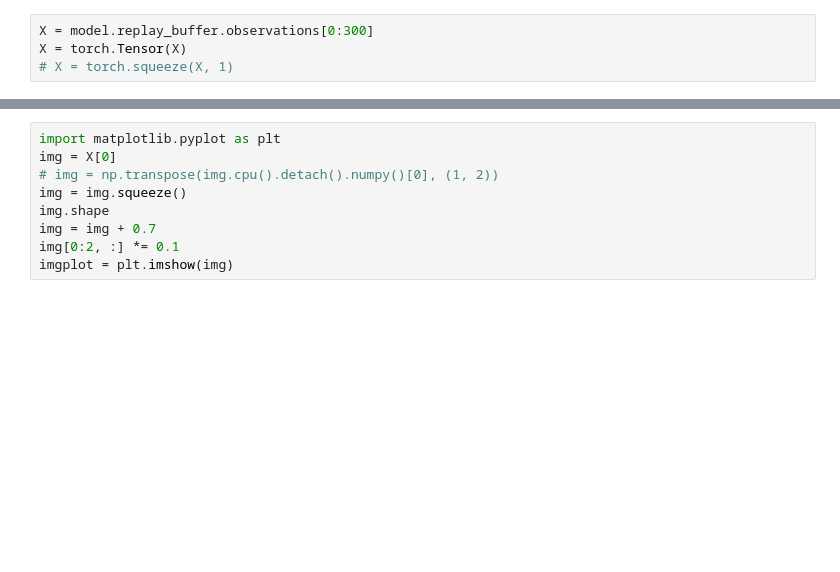
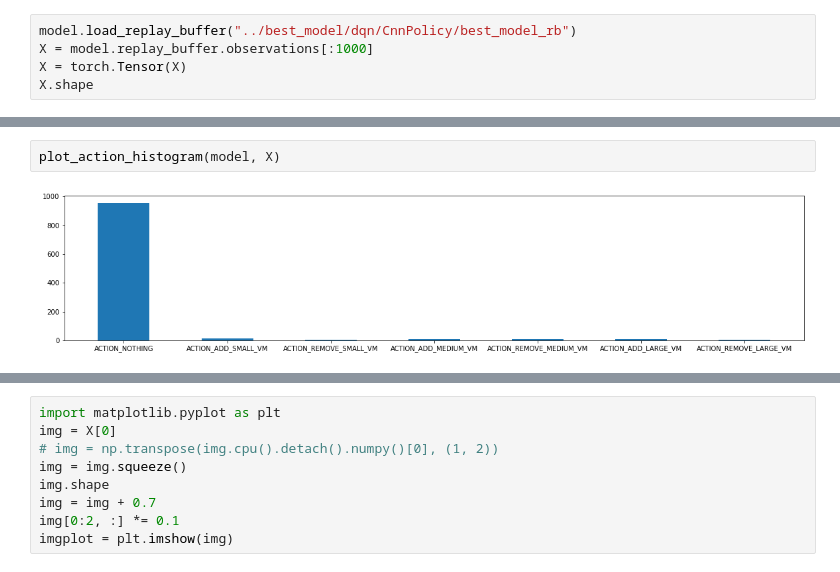
Before and after one commit to justyna3773/trainloop-driver, a Jupyter notebook: analysis/interpret_dqn_cnn.ipynb, the cells around one changed output, grey strips where cells are left out. Cells and saved outputs as stored; diff of their text form; blank space fills up the shorter version.

```diff
--- a/analysis/interpret_dqn_cnn.ipynb
+++ b/analysis/interpret_dqn_cnn.ipynb
@@ -75,4 +25,5 @@ model.replay_buffer.observations.shape
 # %%
-X = model.replay_buffer.observations[0:300]
+model.load_replay_buffer("../best_model/dqn/CnnPolicy/best_model_rb")
+X = model.replay_buffer.observations[:1000]
 X = torch.Tensor(X)
-# X = torch.squeeze(X, 1)
+X.shape
@@ -122,0 +36,4 @@ torch.Size([100, 1, 1, 30, 7])
+# %%
+plot_action_histogram(model, X)
+# %% [output]
+[figure, added]
```
Also changed, not shown: parts of 45 cells of this notebook, 28 other files.
